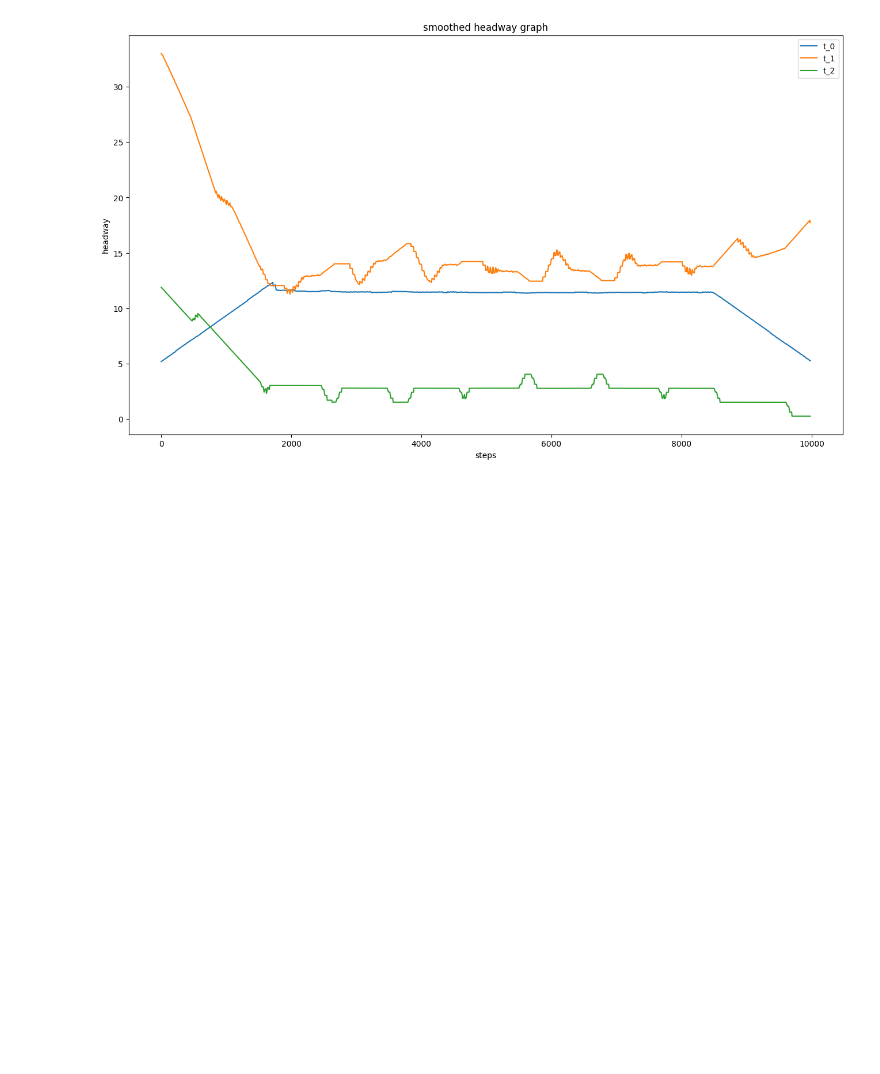
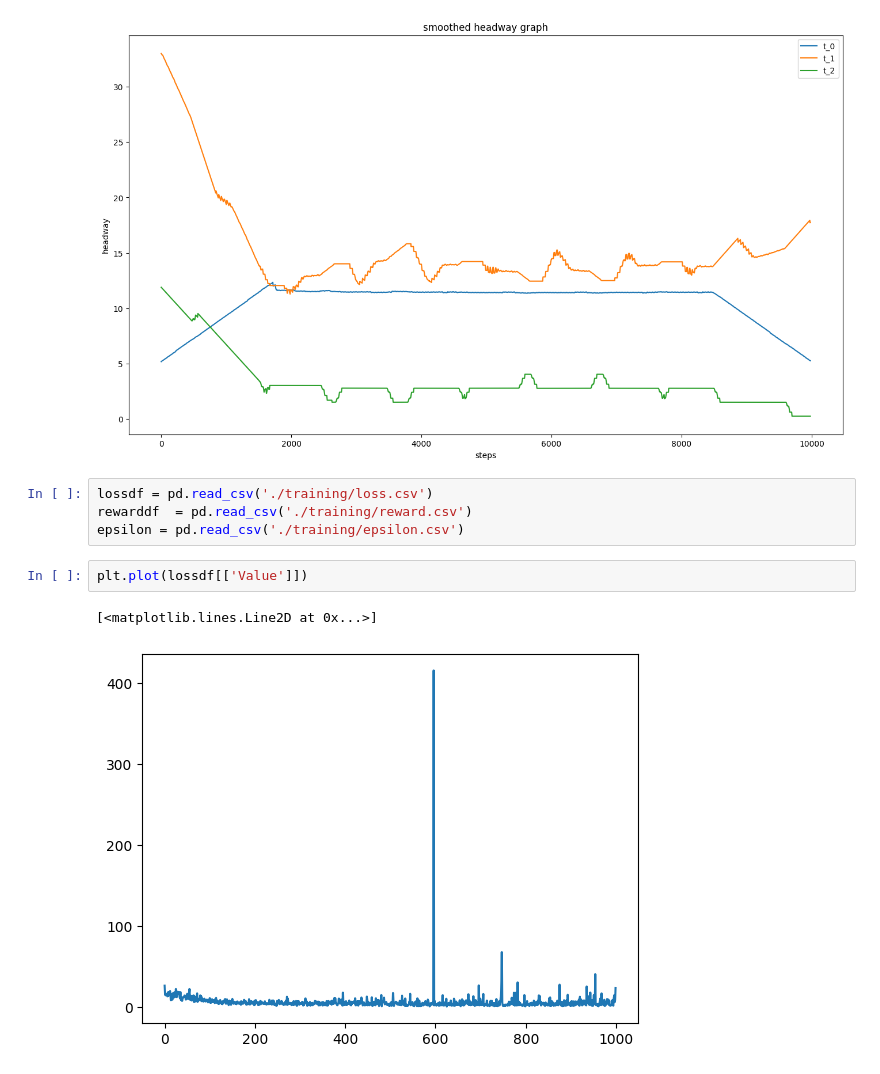
Before and after one commit to aswnss-m/refactored-octo-waffle, a Jupyter notebook: analysis_2.ipynb, the cells around one changed output. Saved outputs shown, nothing was run; the diff lists cells and outputs as text; blank space fills up the shorter version.

Commit message:
added new csv files from training

```diff
--- a/analysis_2.ipynb
+++ b/analysis_2.ipynb
@@ -52,3 +52,12 @@ plt.title('smoothed headway graph')
 plt.show()
 # %% [output]
 [figure]
+# %%
+lossdf = pd.read_csv('./training/loss.csv')
+rewarddf  = pd.read_csv('./training/reward.csv')
+epsilon = pd.read_csv('./training/epsilon.csv')
+# %%
+plt.plot(lossdf[['Value']])
+# %% [output]
+[<matplotlib.lines.Line2D at 0x...>]
+[figure, added]
```
Also changed, not shown: parts of 2 cells of this notebook, 7 other files.
